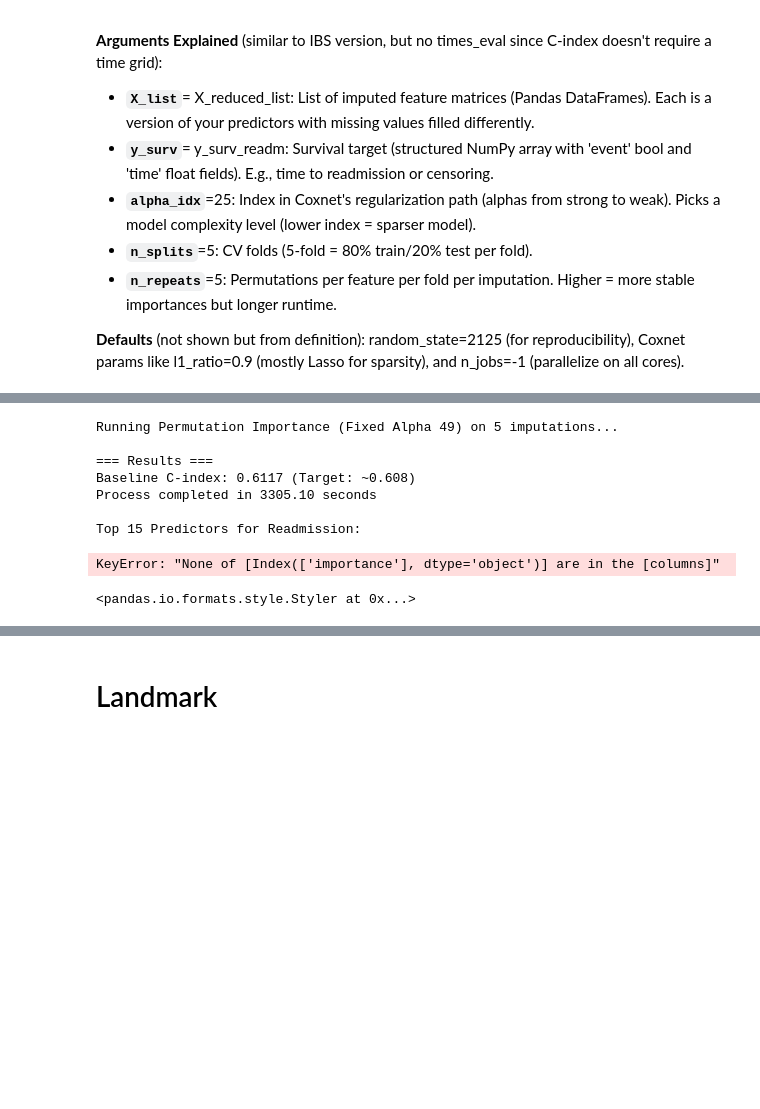
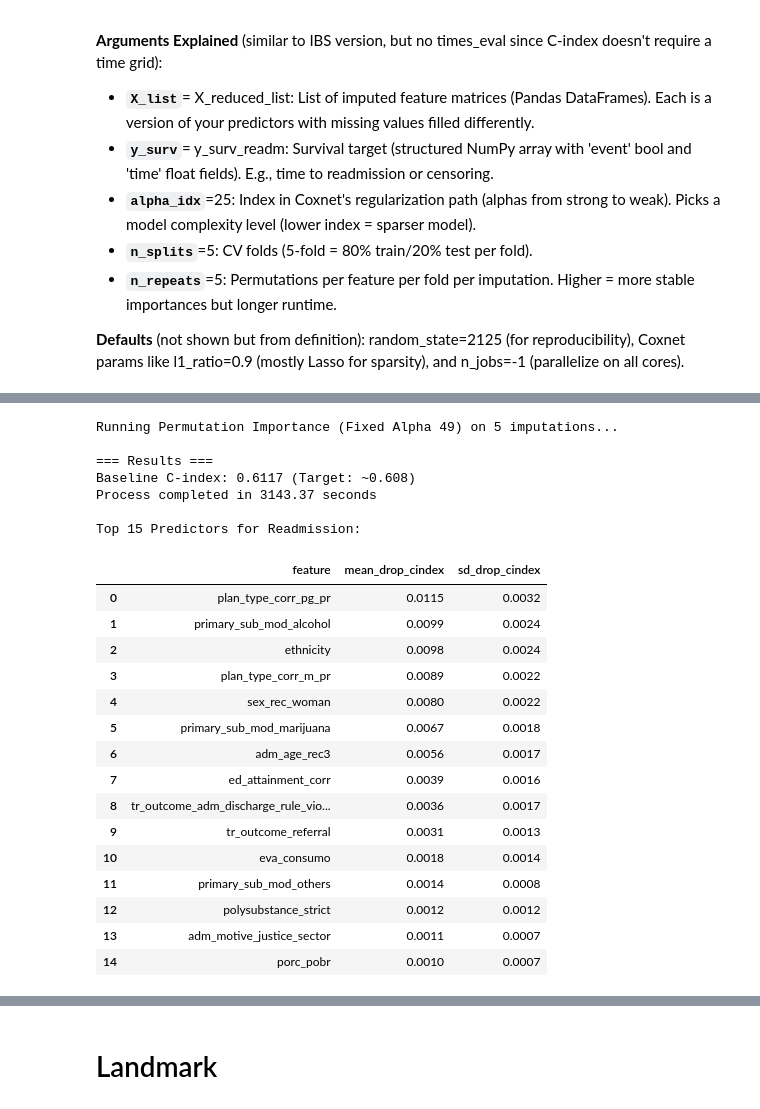
Before and after one commit to FONDECYTACC/cons2025, a Jupyter notebook: best_subset_based_on_disc_jan26.ipynb, the cells around one changed output, grey strips where cells are left out. Cells and saved outputs as stored; diff of their text form; code cells hidden in the pictures; blank space fills up the shorter version.

```diff
--- a/best_subset_based_on_disc_jan26.ipynb
+++ b/best_subset_based_on_disc_jan26.ipynb
@@ -754,38 +758,52 @@ display(styled_table)
 # %%
 # Start timer
 start_time = time.time()
 
 df_importance_readm = permutation_importance_fixed_alpha(
     X_list=imputations_list_jan26,  # Your Ordinal Encoded Data
     y_surv_list=y_target,         # Corrected Outcome List
     alpha_idx=49,                 # The index that worked in CV
     n_splits=5,
     n_repeats=20
 )
 
 # End timer
 end_time = time.time() # Print elapsed time in seconds
 elapsed = end_time - start_time
-print(f"Process completed in {elapsed:.2f} seconds")
+print(f"Process completed in {elapsed/60:.2f} minutes")
 
 print("\nTop 15 Predictors for Readmission:")
 styled_table = df_importance_readm.head(15).style \
-    .background_gradient(subset=['importance'], cmap='Blues') \
-    .format({'importance': "{:.4f}", 'coefficient': "{:.4f}"}) \
+    .background_gradient(subset=['mean_drop_cindex'], cmap='Blues') \
+    .format({'mean_drop_cindex': "{:.4f}", 'sd_drop_cindex': "{:.4f}"}) \
     .set_properties(**{'text-align': 'left', 'font-family': 'Arial'})
 
 display(styled_table)
 #12 min, 5 repeat; 3 minutes with 1 repeat
 # %% [output]
 Running Permutation Importance (Fixed Alpha 49) on 5 imputations...
 
 === Results ===
 Baseline C-index: 0.6117 (Target: ~0.608)
-Process completed in 3305.10 seconds
+Process completed in 3143.37 seconds
 
 Top 15 Predictors for Readmission:
-KeyError: "None of [Index(['importance'], dtype='object')] are in the [columns]"
-<pandas.io.formats.style.Styler at 0x...>
+|  | feature | mean_drop_cindex | sd_drop_cindex |
+| 0 | plan_type_corr_pg_pr | 0.0115 | 0.0032 |
+| 1 | primary_sub_mod_alcohol | 0.0099 | 0.0024 |
+| 2 | ethnicity | 0.0098 | 0.0024 |
+| 3 | plan_type_corr_m_pr | 0.0089 | 0.0022 |
+| 4 | sex_rec_woman | 0.0080 | 0.0022 |
+| 5 | primary_sub_mod_marijuana | 0.0067 | 0.0018 |
+| 6 | adm_age_rec3 | 0.0056 | 0.0017 |
+| 7 | ed_attainment_corr | 0.0039 | 0.0016 |
+| 8 | tr_outcome_adm_discharge_rule_vio... | 0.0036 | 0.0017 |
+| 9 | tr_outcome_referral | 0.0031 | 0.0013 |
+| 10 | eva_consumo | 0.0018 | 0.0014 |
+| 11 | primary_sub_mod_others | 0.0014 | 0.0008 |
+| 12 | polysubstance_strict | 0.0012 | 0.0012 |
+| 13 | adm_motive_justice_sector | 0.0011 | 0.0007 |
+| 14 | porc_pobr | 0.0010 | 0.0007 |
 # %%
 import pandas as pd
 import numpy as np
```
Also changed, not shown: parts of 9 cells of this notebook.
